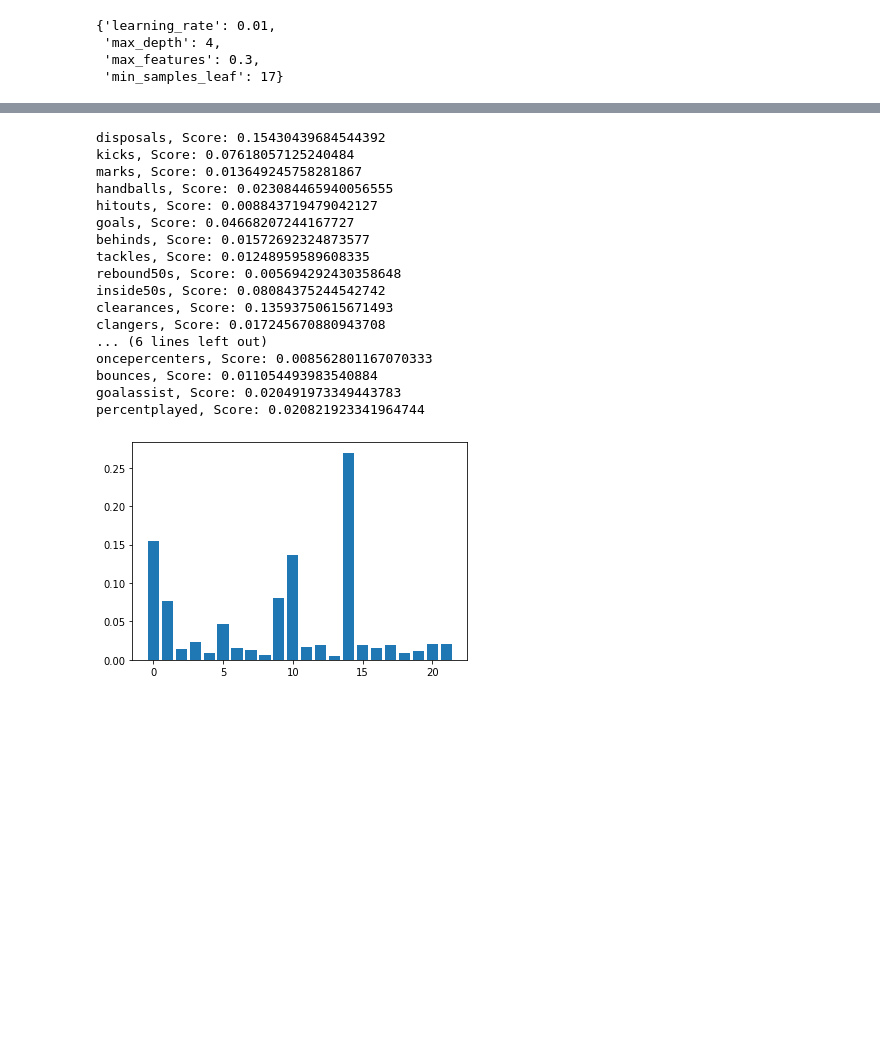
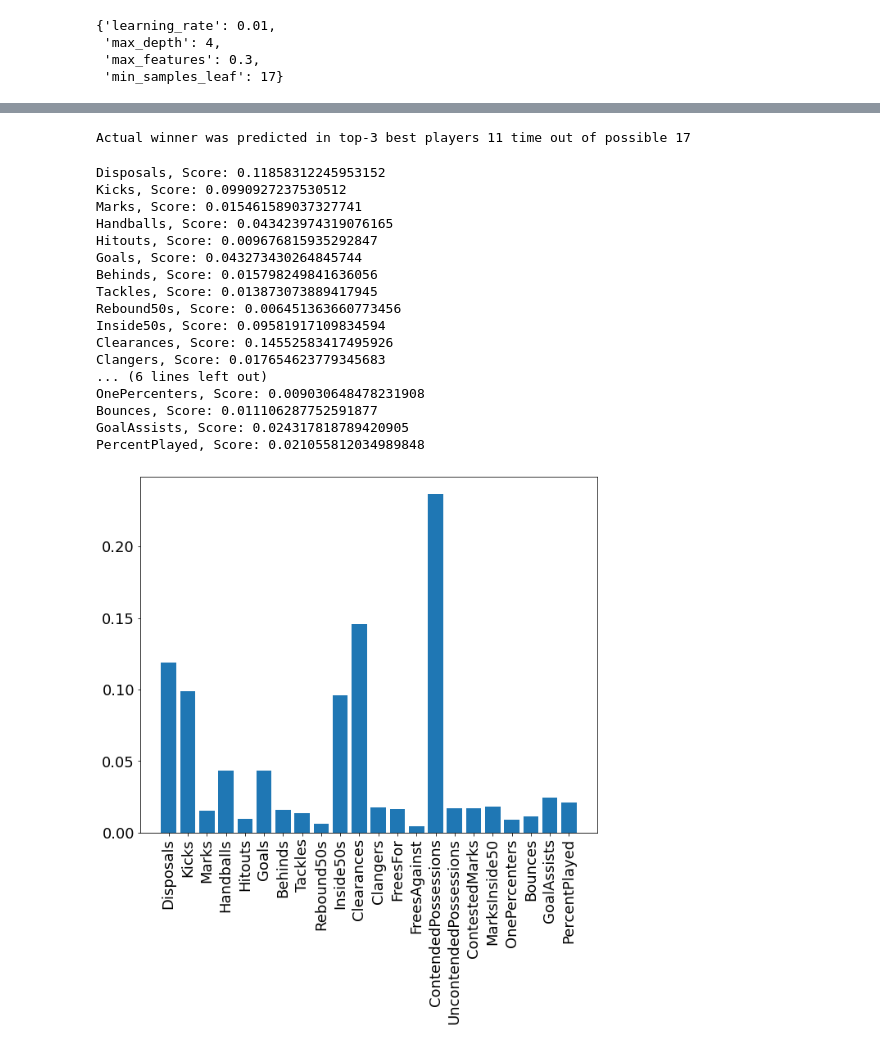
Before and after one commit to simonlipson/machine_learning, a Jupyter notebook: AFL Brownlow Predictor.ipynb, the cells around one changed output, grey strips where cells are left out. Saved outputs shown, nothing was run; the diff lists cells and outputs as text; code cells hidden in the pictures; blank space fills up the shorter version.

```diff
--- a/AFL Brownlow Predictor.ipynb
+++ b/AFL Brownlow Predictor.ipynb
@@ -203,0 +204,2 @@ all_data_2003_2019.describe()
+# %%
+all_data_2003_2019 = all_data_2003_2019.loc[all_data_2003_2019['Disposals'] > 0]
@@ -305,7 +311,7 @@ pyplot.show()
  'max_features': 0.3,
  'min_samples_leaf': 17}
 # %%
-model = GradientBoostingRegressor(n_estimators=3500, learning_rate= 0.05, max_depth= 4, max_features= 0.3, min_samples_leaf= 17)
+model = GradientBoostingRegressor(n_estimators=4000, learning_rate= 0.01, max_depth= 4, max_features= 0.3, min_samples_leaf= 17)
 results = []
 for i in range(len(X_test)):
     model.fit(X_train[i], y_train[i])
@@ -352,25 +356,38 @@ top5.head().style.applymap(color_winners)
+# %%
+score = 0
+for w in winners:
+    if w in top3.values:
+        score += 1
+
+print('Actual winner was predicted in top-3 best players ' + str(score) + ' time out of possible 17')
+# %% [output]
+Actual winner was predicted in top-3 best players 11 time out of possible 17
 # %%
 importance = model.feature_importances_
 for i,v in enumerate(importance):
-	print('{}, Score: {}'.format(X_test[0].columns[i],v))
-pyplot.bar([x for x in range(len(importance))], importance)
+    print('{}, Score: {}'.format(X_test[0].columns[i],v))
+
+bars = X_test[0].columns
+y_pos = range(len(bars))
+pyplot.bar(X_test[0].columns, importance)
+pyplot.xticks(y_pos, bars, rotation=90)
 pyplot.show()
 # %% [output]
-disposals, Score: 0.15430439684544392
-kicks, Score: 0.07618057125240484
-marks, Score: 0.013649245758281867
-handballs, Score: 0.023084465940056555
-hitouts, Score: 0.008843719479042127
-goals, Score: 0.04668207244167727
-behinds, Score: 0.01572692324873577
-tackles, Score: 0.01248959589608335
-rebound50s, Score: 0.005694292430358648
-inside50s, Score: 0.08084375244542742
-clearances, Score: 0.13593750615671493
-clangers, Score: 0.017245670880943708
+Disposals, Score: 0.11858312245953152
+Kicks, Score: 0.0990927237530512
+Marks, Score: 0.015461589037327741
+Handballs, Score: 0.043423974319076165
+Hitouts, Score: 0.009676815935292847
+Goals, Score: 0.043273430264845744
+Behinds, Score: 0.015798249841636056
+Tackles, Score: 0.013873073889417945
+Rebound50s, Score: 0.006451363660773456
+Inside50s, Score: 0.09581917109834594
+Clearances, Score: 0.14552583417495926
+Clangers, Score: 0.017654623779345683
 ... (6 lines left out)
-oncepercenters, Score: 0.008562801167070333
-bounces, Score: 0.011054493983540884
-goalassist, Score: 0.020491973349443783
-percentplayed, Score: 0.020821923341964744
+OnePercenters, Score: 0.009030648478231908
+Bounces, Score: 0.011106287752591877
+GoalAssists, Score: 0.024317818789420905
+PercentPlayed, Score: 0.021055812034989848
-[figure, old version]
+[figure, new version]
```
Also changed, not shown: parts of 11 cells of this notebook.
